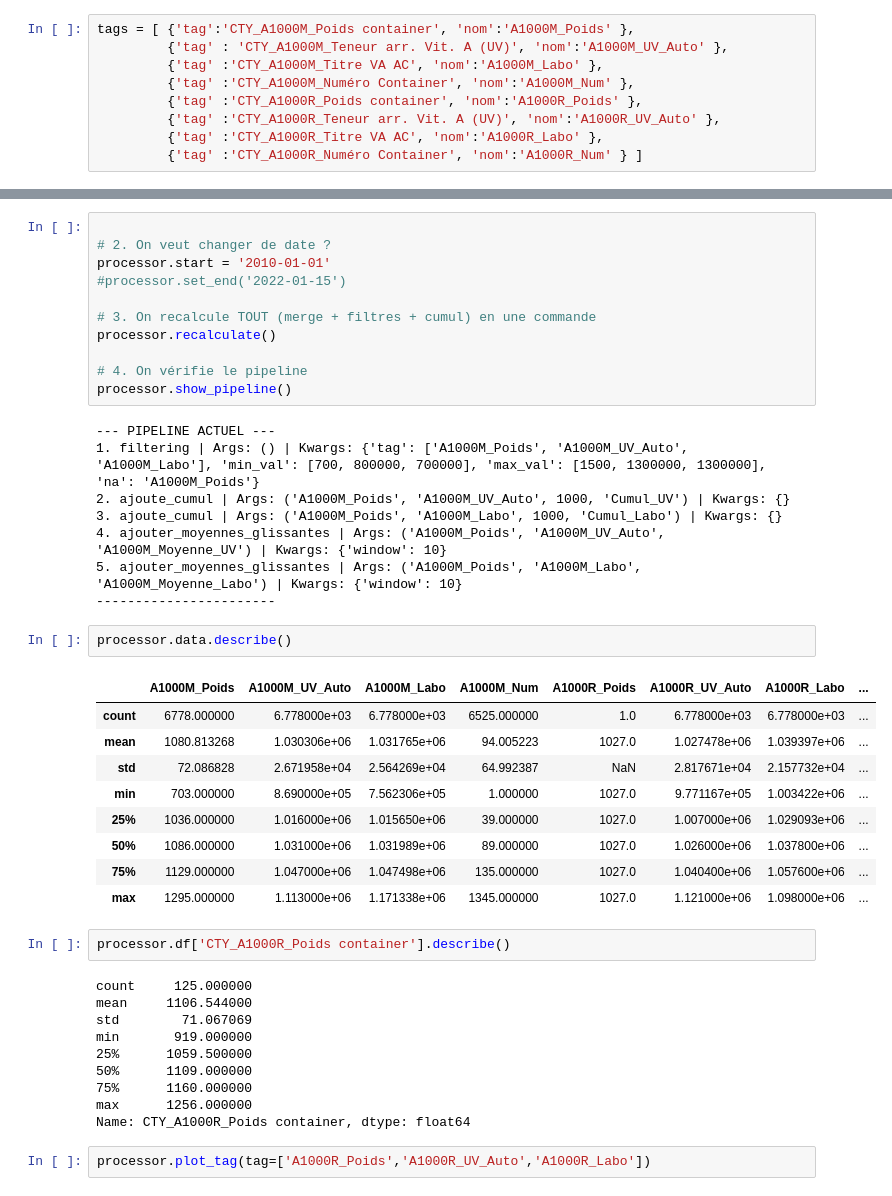
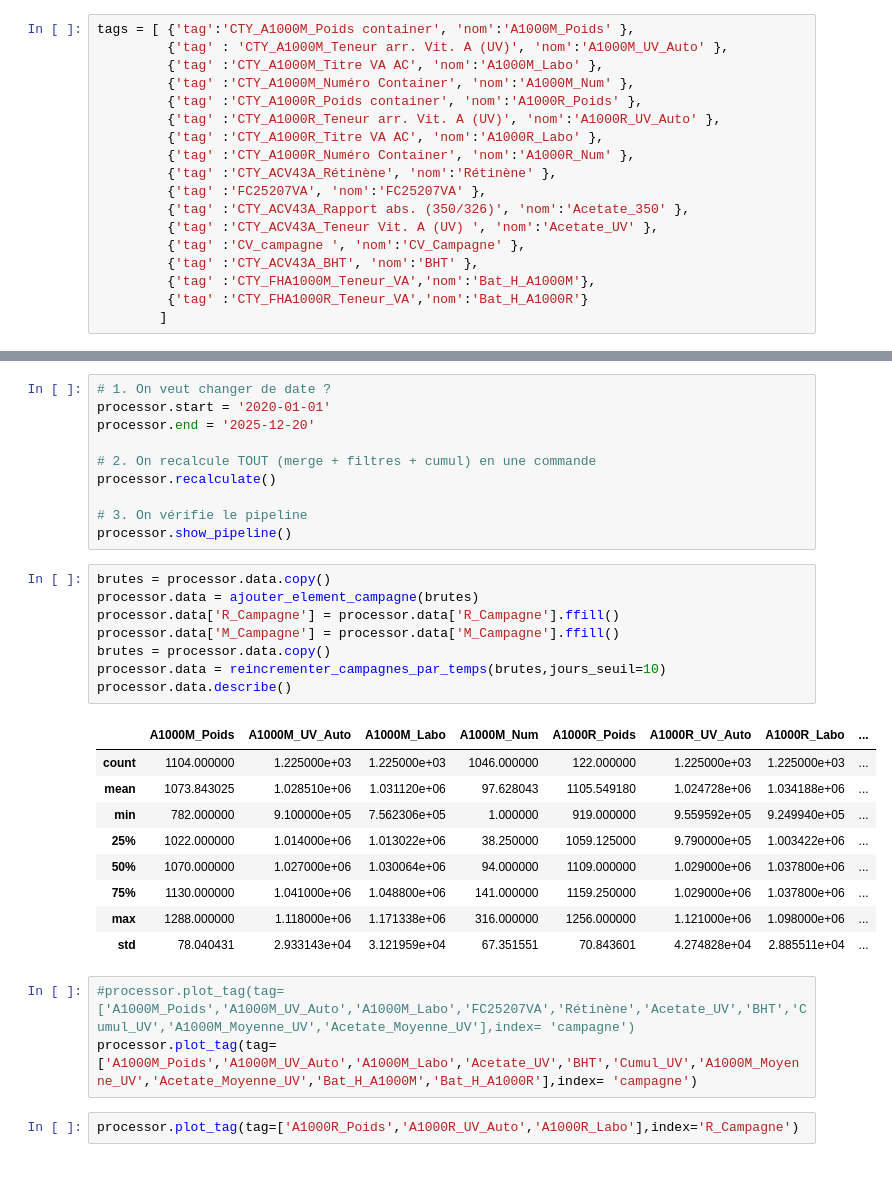
Before and after one commit to e-coucou/Machine-Learning, a Jupyter notebook: 2-OI_a/OI_Analyse.ipynb, the cells around one changed output, grey strips where cells are left out. Cells and saved outputs as stored; diff of their text form.

```diff
--- a/2-OI_a/OI_Analyse.ipynb
+++ b/2-OI_a/OI_Analyse.ipynb
@@ -18,7 +20,16 @@ tags = [ {'tag':'CTY_A1000M_Poids container', 'nom':'A1000M_Poids' },
          {'tag' :'CTY_A1000R_Poids container', 'nom':'A1000R_Poids' },
          {'tag' :'CTY_A1000R_Teneur arr. Vit. A (UV)', 'nom':'A1000R_UV_Auto' },
          {'tag' :'CTY_A1000R_Titre VA AC', 'nom':'A1000R_Labo' },
-         {'tag' :'CTY_A1000R_Numéro Container', 'nom':'A1000R_Num' } ]
+         {'tag' :'CTY_A1000R_Numéro Container', 'nom':'A1000R_Num' },
+         {'tag' :'CTY_ACV43A_Rétinène', 'nom':'Rétinène' },
+         {'tag' :'FC25207VA', 'nom':'FC25207VA' },
+         {'tag' :'CTY_ACV43A_Rapport abs. (350/326)', 'nom':'Acetate_350' },
+         {'tag' :'CTY_ACV43A_Teneur Vit. A (UV) ', 'nom':'Acetate_UV' },
+         {'tag' :'CV_campagne ', 'nom':'CV_Campagne' },
+         {'tag' :'CTY_ACV43A_BHT', 'nom':'BHT' },
+         {'tag' :'CTY_FHA1000M_Teneur_VA','nom':'Bat_H_A1000M'},
+         {'tag' :'CTY_FHA1000R_Teneur_VA','nom':'Bat_H_A1000R'}
+        ]
 # %%
 # Initialisation
 processor = OI_DataProcessor(
@@ -72,46 +84,34 @@ Colonnes data (noms finaux) : ['A1000M_Poids', 'A1000M_UV_Auto', 'A1000M_Labo',
 ============================================================
 # %%
+# 1. On veut changer de date ?
+processor.start = '2020-01-01'
+processor.end = '2025-12-20'
 
-# 2. On veut changer de date ?
-processor.start = '2010-01-01'
-#processor.set_end('2022-01-15')
-
-# 3. On recalcule TOUT (merge + filtres + cumul) en une commande
+# 2. On recalcule TOUT (merge + filtres + cumul) en une commande
 processor.recalculate()
 
-# 4. On vérifie le pipeline
+# 3. On vérifie le pipeline
 processor.show_pipeline()
-# %% [output]
---- PIPELINE ACTUEL ---
-1. filtering | Args: () | Kwargs: {'tag': ['A1000M_Poids', 'A1000M_UV_Auto', 'A1000M_Labo'], 'min_val': [700, 800000, 700000], 'max_val': [1500, 1300000, 1300000], 'na': 'A1000M_Poids'}
-2. ajoute_cumul | Args: ('A1000M_Poids', 'A1000M_UV_Auto', 1000, 'Cumul_UV') | Kwargs: {}
-3. ajoute_cumul | Args: ('A1000M_Poids', 'A1000M_Labo', 1000, 'Cumul_Labo') | Kwargs: {}
-4. ajouter_moyennes_glissantes | Args: ('A1000M_Poids', 'A1000M_UV_Auto', 'A1000M_Moyenne_UV') | Kwargs: {'window': 10}
-5. ajouter_moyennes_glissantes | Args: ('A1000M_Poids', 'A1000M_Labo', 'A1000M_Moyenne_Labo') | Kwargs: {'window': 10}
------------------------
-# %%
-processor.data.describe()
-# %% [output]
-|  | A1000M_Poids | A1000M_UV_Auto | A1000M_Labo | A1000M_Num | A1000R_Poids | A1000R_UV_Auto | A1000R_Labo | ... |
-| count | 6778.000000 | 6.778000e+03 | 6.778000e+03 | 6525.000000 | 1.0 | 6.778000e+03 | 6.778000e+03 | ... |
-| mean | 1080.813268 | 1.030306e+06 | 1.031765e+06 | 94.005223 | 1027.0 | 1.027478e+06 | 1.039397e+06 | ... |
-| std | 72.086828 | 2.671958e+04 | 2.564269e+04 | 64.992387 | NaN | 2.817671e+04 | 2.157732e+04 | ... |
-| min | 703.000000 | 8.690000e+05 | 7.562306e+05 | 1.000000 | 1027.0 | 9.771167e+05 | 1.003422e+06 | ... |
-| 25% | 1036.000000 | 1.016000e+06 | 1.015650e+06 | 39.000000 | 1027.0 | 1.007000e+06 | 1.029093e+06 | ... |
-| 50% | 1086.000000 | 1.031000e+06 | 1.031989e+06 | 89.000000 | 1027.0 | 1.026000e+06 | 1.037800e+06 | ... |
-| 75% | 1129.000000 | 1.047000e+06 | 1.047498e+06 | 135.000000 | 1027.0 | 1.040400e+06 | 1.057600e+06 | ... |
-| max | 1295.000000 | 1.113000e+06 | 1.171338e+06 | 1345.000000 | 1027.0 | 1.121000e+06 | 1.098000e+06 | ... |
-# %%
-processor.df['CTY_A1000R_Poids container'].describe()
-# %% [output]
-count     125.000000
-mean     1106.544000
-std        71.067069
-min       919.000000
-25%      1059.500000
-50%      1109.000000
-75%      1160.000000
-max      1256.000000
-Name: CTY_A1000R_Poids container, dtype: float64
+# %%
+brutes = processor.data.copy()
+processor.data = ajouter_element_campagne(brutes)
+processor.data['R_Campagne'] = processor.data['R_Campagne'].ffill()
+processor.data['M_Campagne'] = processor.data['M_Campagne'].ffill()
+brutes = processor.data.copy()
+processor.data = reincrementer_campagnes_par_temps(brutes,jours_seuil=10)
+processor.data.describe()
+# %% [output]
+|  | A1000M_Poids | A1000M_UV_Auto | A1000M_Labo | A1000M_Num | A1000R_Poids | A1000R_UV_Auto | A1000R_Labo | ... |
+| count | 1104.000000 | 1.225000e+03 | 1.225000e+03 | 1046.000000 | 122.000000 | 1.225000e+03 | 1.225000e+03 | ... |
+| mean | 1073.843025 | 1.028510e+06 | 1.031120e+06 | 97.628043 | 1105.549180 | 1.024728e+06 | 1.034188e+06 | ... |
+| min | 782.000000 | 9.100000e+05 | 7.562306e+05 | 1.000000 | 919.000000 | 9.559592e+05 | 9.249940e+05 | ... |
+| 25% | 1022.000000 | 1.014000e+06 | 1.013022e+06 | 38.250000 | 1059.125000 | 9.790000e+05 | 1.003422e+06 | ... |
+| 50% | 1070.000000 | 1.027000e+06 | 1.030064e+06 | 94.000000 | 1109.000000 | 1.029000e+06 | 1.037800e+06 | ... |
+| 75% | 1130.000000 | 1.041000e+06 | 1.048800e+06 | 141.000000 | 1159.250000 | 1.029000e+06 | 1.037800e+06 | ... |
+| max | 1288.000000 | 1.118000e+06 | 1.171338e+06 | 316.000000 | 1256.000000 | 1.121000e+06 | 1.098000e+06 | ... |
+| std | 78.040431 | 2.933143e+04 | 3.121959e+04 | 67.351551 | 70.843601 | 4.274828e+04 | 2.885511e+04 | ... |
+# %%
+#processor.plot_tag(tag=['A1000M_Poids','A1000M_UV_Auto','A1000M_Labo','FC25207VA','Rétinène','Acetate_UV','BHT','Cumul_UV','A1000M_Moyenne_UV','Acetate_Moyenne_UV'],index= 'campagne')
+processor.plot_tag(tag=['A1000M_Poids','A1000M_UV_Auto','A1000M_Labo','Acetate_UV','BHT','Cumul_UV','A1000M_Moyenne_UV','Acetate_Moyenne_UV','Bat_H_A1000M','Bat_H_A1000R'],index= 'campagne')
 # %%
-processor.plot_tag(tag=['A1000R_Poids','A1000R_UV_Auto','A1000R_Labo'])
+processor.plot_tag(tag=['A1000R_Poids','A1000R_UV_Auto','A1000R_Labo'],index='R_Campagne')
```
Also changed, not shown: parts of 4 cells of this notebook, 7 other files.
